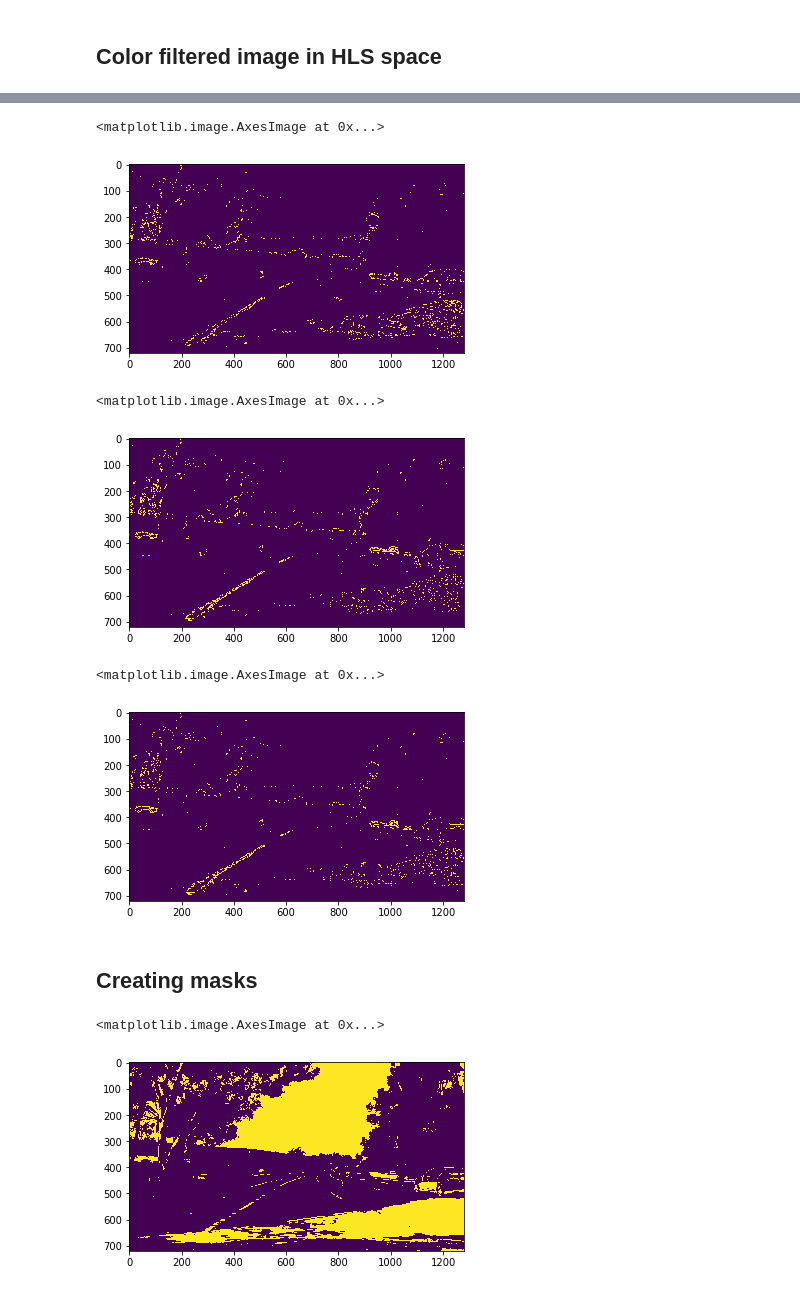
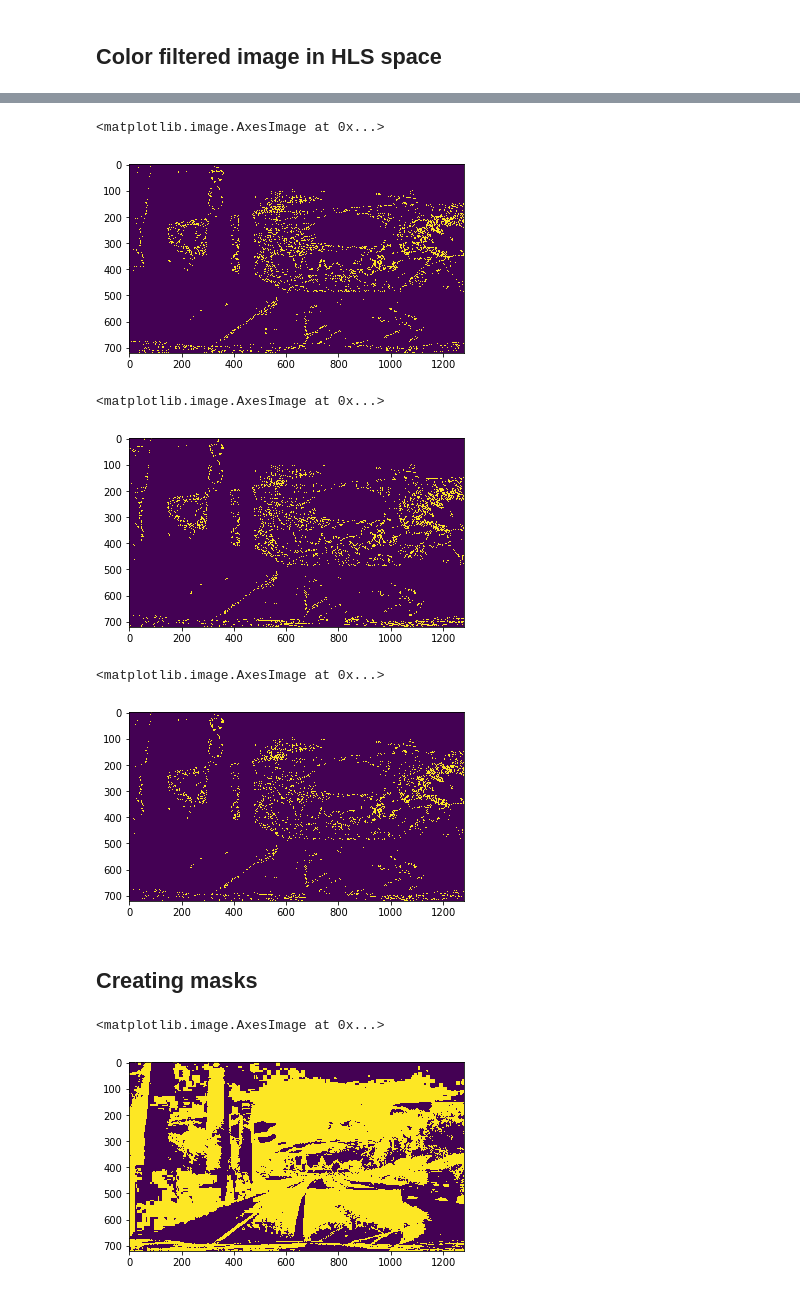
Before and after one commit to kanhua/CarND-Advanced-Lane-Lines, a Jupyter notebook: Analyze shadow.ipynb, the cells around one changed output, grey strips where cells are left out. Cells and saved outputs as stored; diff of their text form; code cells hidden in the pictures.

```diff
--- a/Analyze shadow.ipynb
+++ b/Analyze shadow.ipynb
@@ -14,7 +14,8 @@ The autoreload extension is already loaded. To reload it, use:
 def to_rgb(image):
     return np.flip(image,axis=2)
 # %%
-difficult_image=cv2.imread("./test_images/shadow_1.jpg")
+#difficult_image=cv2.imread("./test_images/tunnel_1.jpg")
+difficult_image=cv2.imread("./image_dump/adj_tunnel_1.jpg")
 plt.imshow(np.flip(difficult_image,axis=2))
 # %% [output]
 <matplotlib.image.AxesImage at 0x...>
@@ -109,26 +111,26 @@ gradx = abs_sobel_thresh(wy_image, orient='x', sobel_kernel=ksize, thresh=(20, 1
 plt.imshow(gradx)
 # %% [output]
 <matplotlib.image.AxesImage at 0x...>
-[figure, old version]
+[figure, new version]
 # %%
 ksize=3
 grady = abs_sobel_thresh(wy_image, orient='y', sobel_kernel=ksize, thresh=(20, 100))
 plt.imshow(grady)
 # %% [output]
 <matplotlib.image.AxesImage at 0x...>
-[figure, old version]
+[figure, new version]
 # %%
 mag_binary=mag_thresh(wy_image,mag_thresh=(30,100))
 plt.imshow(mag_binary)
 # %% [output]
 <matplotlib.image.AxesImage at 0x...>
-[figure, old version]
+[figure, new version]
 # %% [markdown]
 ## Creating masks
 # %%
-s_binary_1=hls_select(difficult_image,thresh=(100,200),channel=1)
+s_binary_1=hls_select(difficult_image,thresh=(90,200),channel=1)
 plt.imshow(s_binary_1)
 # %% [output]
 <matplotlib.image.AxesImage at 0x...>
-[figure, old version]
+[figure, new version]
 # %%
```
Also changed, not shown: parts of 41 cells of this notebook, 7 other files.
